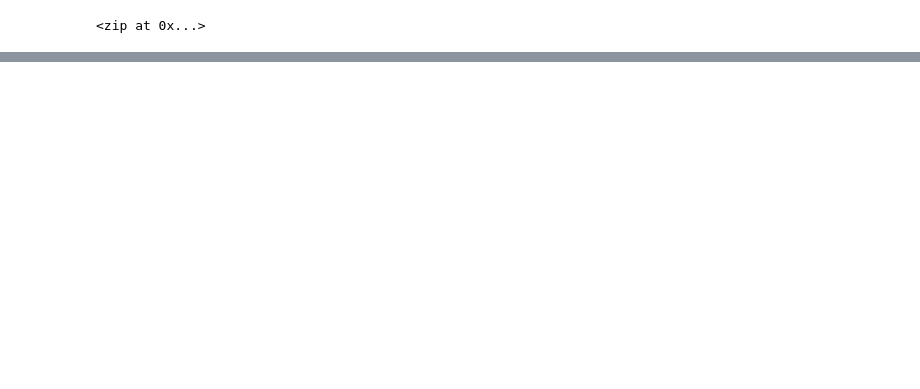
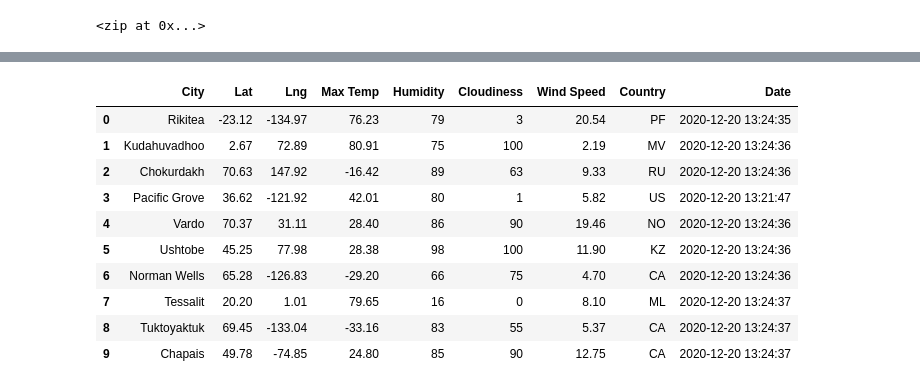
Before and after one commit to william-davis-04/World_Weather_Analysis, a Jupyter notebook: WeatherPy.ipynb, the cells around one changed output, grey strips where cells are left out. Cells and saved outputs as stored; diff of their text form; code cells hidden in the pictures; blank space fills up the shorter version.

```diff
--- a/WeatherPy.ipynb
+++ b/WeatherPy.ipynb
@@ -32,0 +132,16 @@ len(cities)
+# %%
+# Convert the array of dictionaries to a Pandas DataFrame.
+city_data_df = pd.DataFrame(city_data)
+city_data_df.head(10)
+# %% [output]
+|  | City | Lat | Lng | Max Temp | Humidity | Cloudiness | Wind Speed | Country | Date |
+| 0 | Rikitea | -23.12 | -134.97 | 76.23 | 79 | 3 | 20.54 | PF | 2020-12-20 13:24:35 |
+| 1 | Kudahuvadhoo | 2.67 | 72.89 | 80.91 | 75 | 100 | 2.19 | MV | 2020-12-20 13:24:36 |
+| 2 | Chokurdakh | 70.63 | 147.92 | -16.42 | 89 | 63 | 9.33 | RU | 2020-12-20 13:24:36 |
+| 3 | Pacific Grove | 36.62 | -121.92 | 42.01 | 80 | 1 | 5.82 | US | 2020-12-20 13:21:47 |
+| 4 | Vardo | 70.37 | 31.11 | 28.40 | 86 | 90 | 19.46 | NO | 2020-12-20 13:24:36 |
+| 5 | Ushtobe | 45.25 | 77.98 | 28.38 | 98 | 100 | 11.90 | KZ | 2020-12-20 13:24:36 |
+| 6 | Norman Wells | 65.28 | -126.83 | -29.20 | 66 | 75 | 4.70 | CA | 2020-12-20 13:24:36 |
+| 7 | Tessalit | 20.20 | 1.01 | 79.65 | 16 | 0 | 8.10 | ML | 2020-12-20 13:24:37 |
+| 8 | Tuktoyaktuk | 69.45 | -133.04 | -33.16 | 83 | 55 | 5.37 | CA | 2020-12-20 13:24:37 |
+| 9 | Chapais | 49.78 | -74.85 | 24.80 | 85 | 90 | 12.75 | CA | 2020-12-20 13:24:37 |
```
Also changed, not shown: parts of 10 cells of this notebook, 2 other files.
